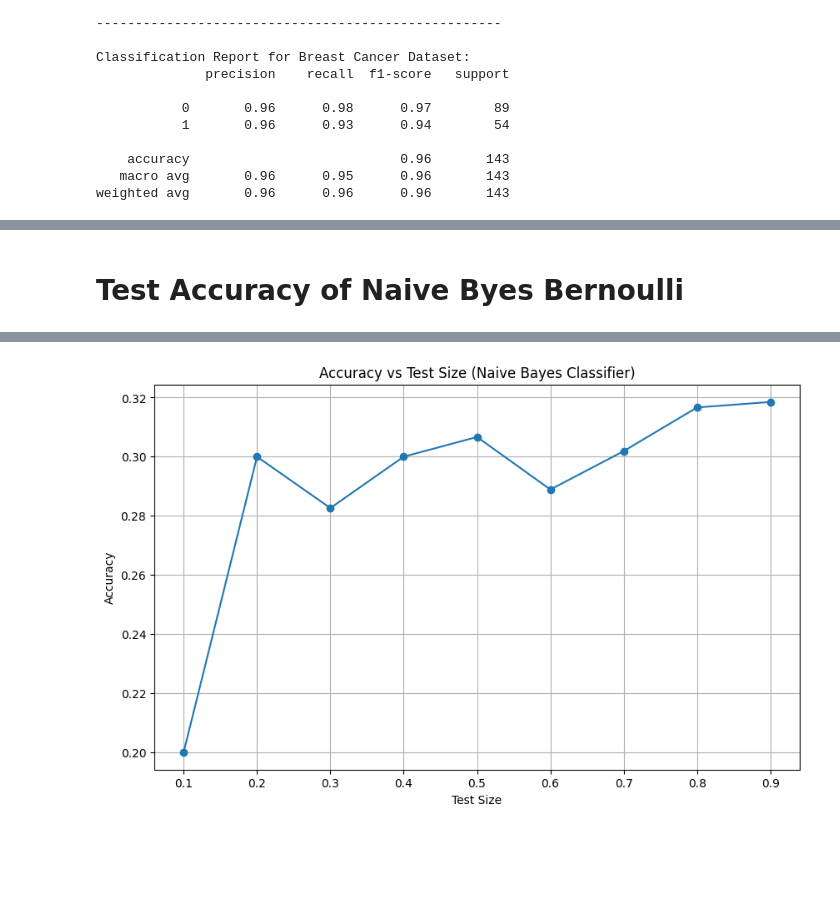
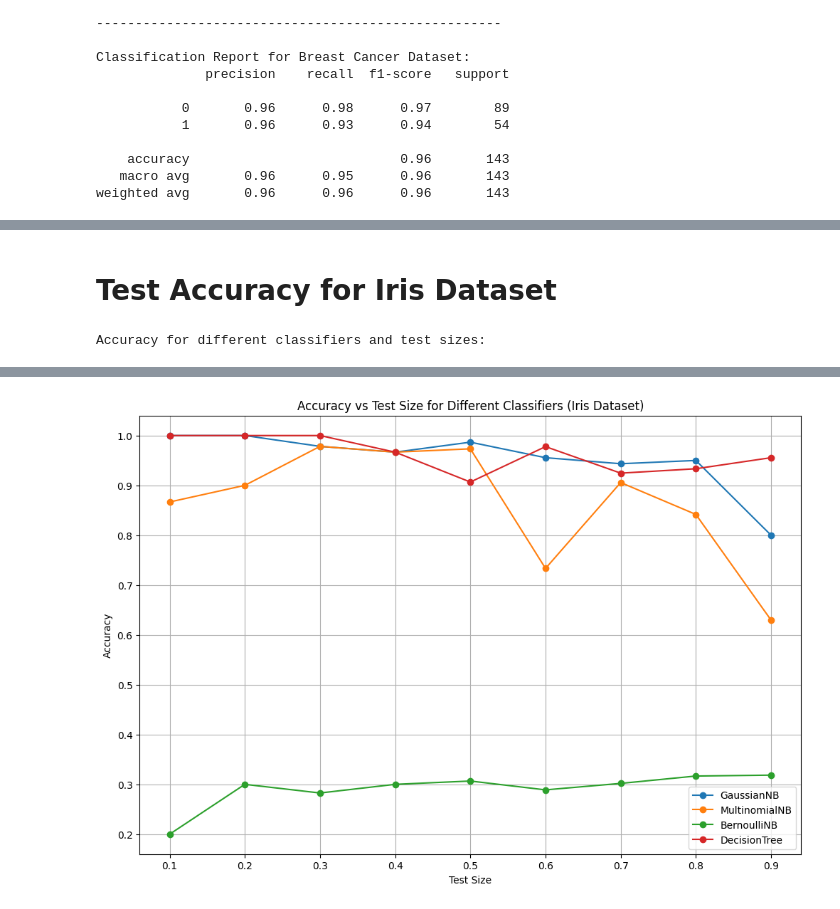
Before and after one commit to Aadil404/Machine-Learning-Lab, a Jupyter notebook: ML_Assingment_1.ipynb, the cells around one changed output, grey strips where cells are left out. Saved outputs shown, nothing was run; the diff lists cells and outputs as text; code cells hidden in the pictures; blank space fills up the shorter version.

```diff
--- a/ML_Assingment_1.ipynb
+++ b/ML_Assingment_1.ipynb
@@ -358,17 +311,6 @@ weighted avg       0.93      0.93      0.93       114
 # %% [markdown]
 # **Naive Bayes Bernoulli**
 # %%
-# Naive Bayes for Classification
-
-import pandas as pd
-import numpy as np
-import matplotlib.pyplot as plt
-
-# Dataset Preparation
-
-from sklearn.model_selection import train_test_split
-X_train, X_test, y_train, y_test = train_test_split(X, y_encoded, test_size=0.25, random_state=42)
-
 # Classification
 
 from sklearn.naive_bayes import BernoulliNB
@@ -567,12 +509,13 @@ display(graph_bc)
 # %% [output]
 [drawing not drawn]
 # %% [markdown]
-# **Test Accuracy of Naive Byes Bernoulli**
+# **Test Accuracy for Iris Dataset**
 # %%
 import pandas as pd
 import numpy as np
 import matplotlib.pyplot as plt
-from sklearn.naive_bayes import BernoulliNB
+from sklearn.naive_bayes import GaussianNB, MultinomialNB, BernoulliNB
+from sklearn.tree import DecisionTreeClassifier
 from sklearn.model_selection import train_test_split
 from sklearn.metrics import accuracy_score
 from ucimlrepo import fetch_ucirepo
@@ -582,31 +525,63 @@ iris = fetch_ucirepo(id=53)
 X = iris.data.features
 y = iris.data.targets
 
-# Convert categorical target to numeric if needed
-y = pd.factorize(y.squeeze())[0]  # Ensures y is a 1D numeric array
+# Convert categorical target to numeric
+y = pd.factorize(y.squeeze())[0]
 
 # Define test sizes
 test_sizes = np.arange(0.1, 1.0, 0.1)
-accuracies = []
 
-# Loop over test sizes
-for test_size in test_sizes:
-    X_train, X_test, y_train, y_test = train_test_split(X, y, test_size=test_size, random_state=42)
+# Define classifiers
+classifiers = {
+    'GaussianNB': GaussianNB(),
+    'MultinomialNB': MultinomialNB(),
+    'BernoulliNB': BernoulliNB(),
+    'DecisionTree': DecisionTreeClassifier(random_state=42) # Added Decision Tree
+}
 
-    classifier =BernoulliNB()
-    classifier.fit(X_train, y_train)
-    y_pred = classifier.predict(X_test)
+# Dictionary to store accuracies for each classifier
+accuracies_data = {}
 
-    acc = accuracy_score(y_test, y_pred)
-    accuracies.append(acc)
+# Loop over classifiers
+for clf_name, classifier in classifiers.items():
+    accuracies = []
+    # Loop over test sizes
+    for test_size in test_sizes:
+        X_train, X_test, y_train, y_test = train_test_split(X, y, test_size=test_size, random_state=42)
+
+        # Handle potential issues with MultinomialNB and negative/zero values
+        if clf_name == 'MultinomialNB':
+            # Add a small constant to avoid zero values
+            X_train_processed = X_train + 1e-9
+            X_test_processed = X_test + 1e-9
+            classifier.fit(X_train_processed, y_train)
+            y_pred = classifier.predict(X_test_processed)
+        else:
+            classifier.fit(X_train, y_train)
+            y_pred = classifier.predict(X_test)
+
+
+        acc = accuracy_score(y_test, y_pred)
+        accuracies.append(acc)
+    accuracies_data[clf_name] = accuracies
+
+# Create a DataFrame for tabular display
+accuracy_df = pd.DataFrame(accuracies_data, index=test_sizes)
+accuracy_df.index.name = 'Test Size'
+print("Accuracy for different classifiers and test sizes:")
+display(accuracy_df)
 
 # Plot
-plt.figure(figsize=(10, 6))
-plt.plot(test_sizes, accuracies, marker='o', linestyle='-')
-plt.title('Accuracy vs Test Size (Naive Bayes Classifier)')
+plt.figure(figsize=(12, 8))
+for clf_name, accuracies in accuracies_data.items():
+    plt.plot(test_sizes, accuracies, marker='o', linestyle='-', label=clf_name)
+
+plt.title('Accuracy vs Test Size for Different Classifiers (Iris Dataset)')
 plt.xlabel('Test Size')
 plt.ylabel('Accuracy')
 plt.xticks(test_sizes)
 plt.grid(True)
+plt.legend()
 plt.show()
 # %% [output]
+Accuracy for different classifiers and test sizes:
@@ -613 +599 @@ plt.show()
-[figure, old version]
+[figure, new version]
```
Also changed, not shown: parts of 58 cells of this notebook.
